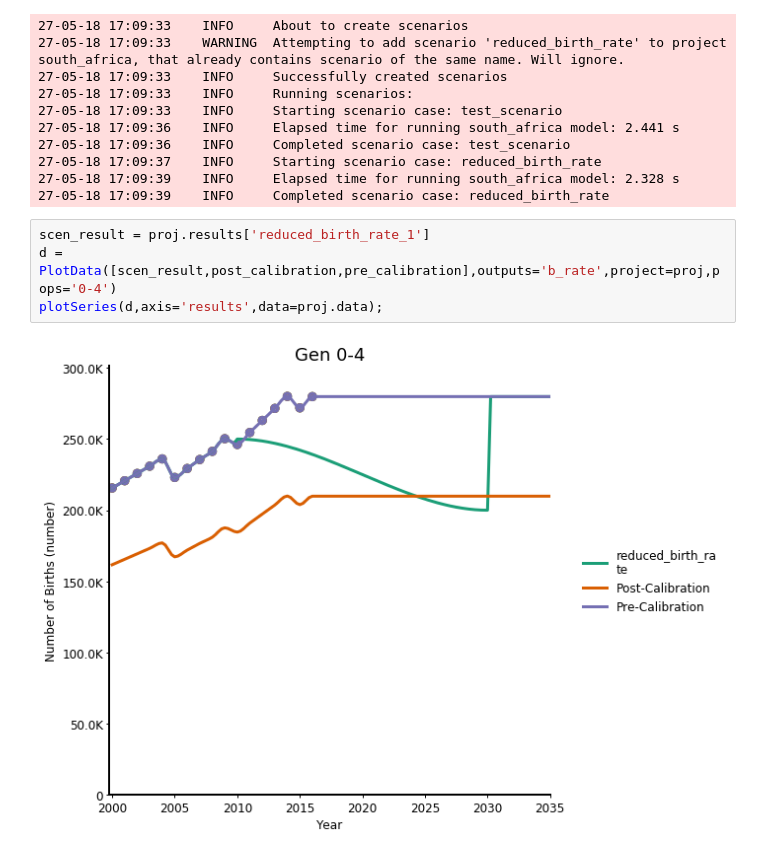
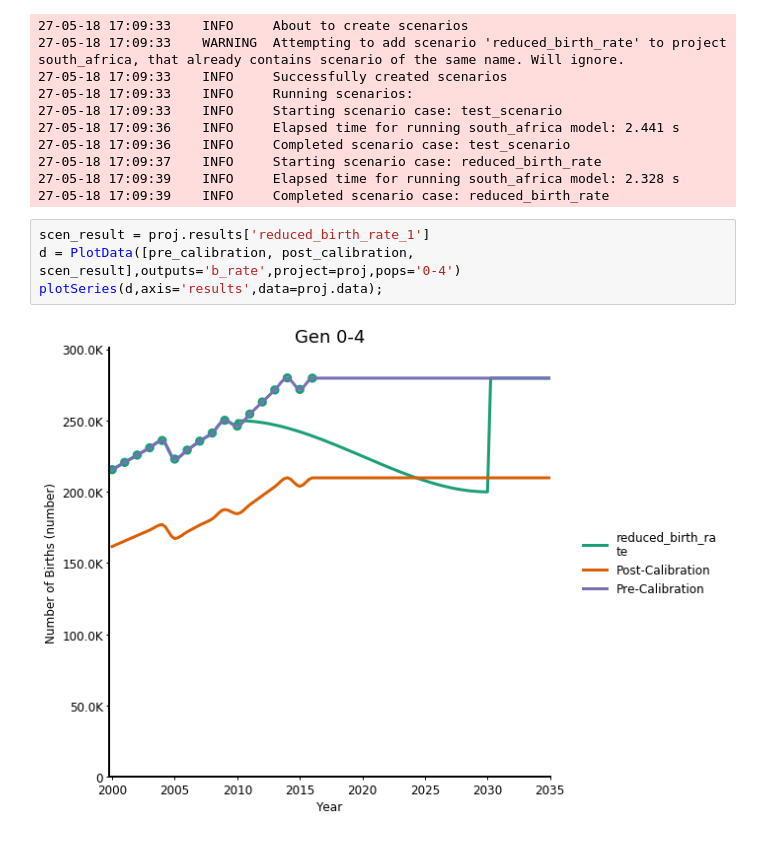
Before and after one commit to optimamodel/optima-tb, a Jupyter notebook: doc/Optima TB Introduction.ipynb, the cells around one changed output. Cells and saved outputs as stored; diff of their text form.

Commit message:
Improve data colour rendering when plotting multiple results

```diff
--- a/doc/Optima TB Introduction.ipynb
+++ b/doc/Optima TB Introduction.ipynb
@@ -276,7 +276,7 @@ proj.runScenarios('default');
 27-05-18 17:09:39    INFO     Completed scenario case: reduced_birth_rate
 # %%
 scen_result = proj.results['reduced_birth_rate_1']
-d = PlotData([scen_result,post_calibration,pre_calibration],outputs='b_rate',project=proj,pops='0-4')
+d = PlotData([pre_calibration, post_calibration, scen_result],outputs='b_rate',project=proj,pops='0-4')
 plotSeries(d,axis='results',data=proj.data);
 # %% [output]
-[figure, old version]
+[figure, new version]
```
Also changed, not shown: 1 other file.
